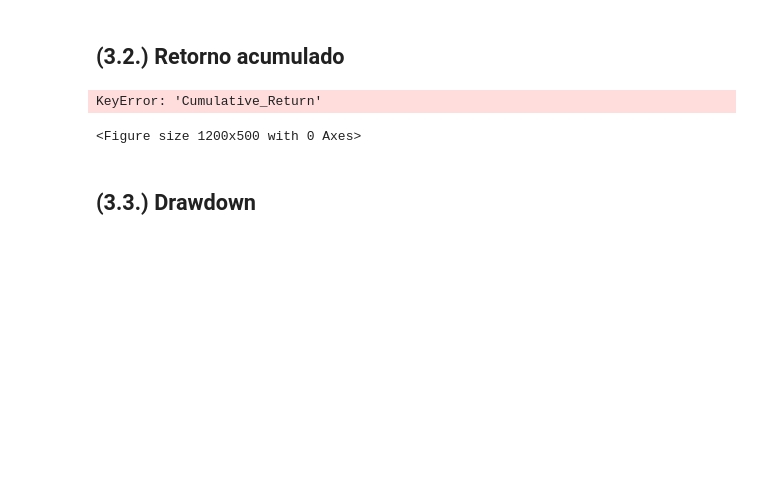
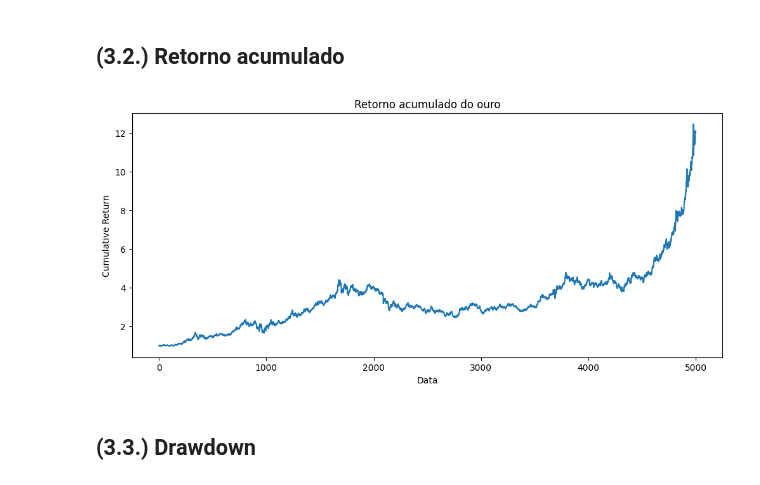
Before and after one commit to lalipedrozo/PUC_MVP_Analise_de_Dados, a Jupyter notebook: PUC_MVP_Analise_de_Dados.ipynb, the cells around one changed output. Saved outputs shown, nothing was run; the diff lists cells and outputs as text; code cells hidden in the pictures; blank space fills up the shorter version.

```diff
--- a/PUC_MVP_Analise_de_Dados.ipynb
+++ b/PUC_MVP_Analise_de_Dados.ipynb
@@ -473,18 +471,26 @@ plt.show()
 ## (3.2.) Retorno acumulado
 # %%
 # Retorno acumulado
-df = df.sort_index()
 
+# 1. criar retorno diário (caso não exista no estado atual)
+df['Return_1d'] = df['Price'].pct_change()
+
+# 2. criar retorno acumulado
+df['Cumulative_Return'] = (1 + df['Return_1d']).cumprod()
+
+# 3. remover NaNs gerados pelo pct_change
+df = df.dropna()
+
+# 4. plot
 plt.figure(figsize=(12,5))
 plt.plot(df.index, df['Cumulative_Return'])
 
 plt.title('Retorno acumulado do ouro')
 plt.xlabel('Data')
 plt.ylabel('Cumulative Return')
 plt.show()
 # %% [output]
-KeyError: 'Cumulative_Return'
-<Figure size 1200x500 with 0 Axes>
+[figure, added]
 # %% [markdown]
 ## (3.3.) Drawdown
 # %%
```
Also changed, not shown: parts of 37 cells of this notebook.
